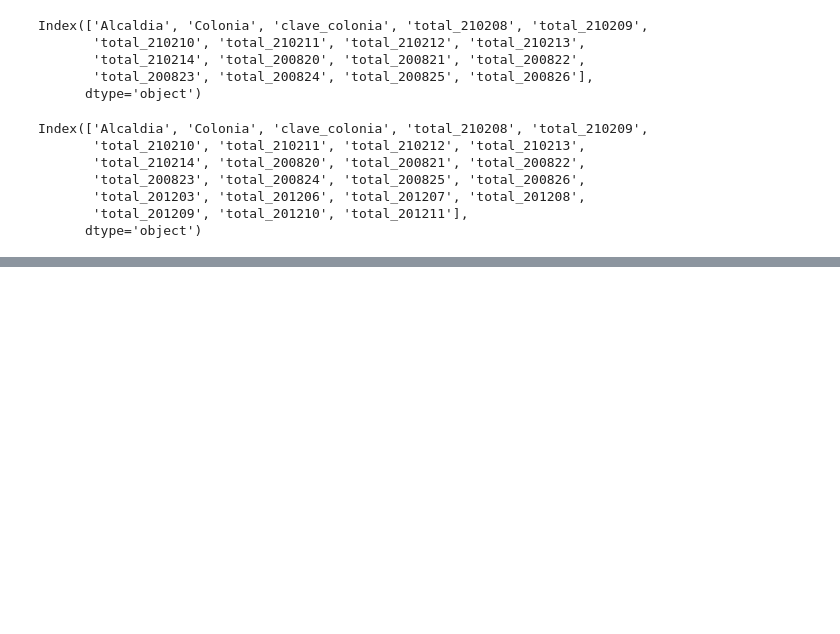
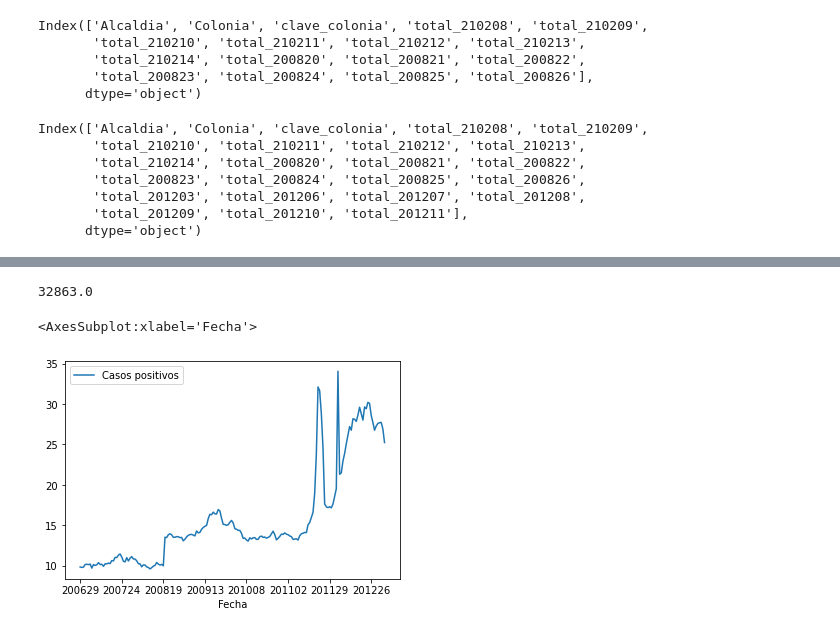
Before and after one commit to martinsingla/data-project, a Jupyter notebook: COVIDCASES (2).ipynb, the cells around one changed output, grey strips where cells are left out. Cells and saved outputs as stored; diff of their text form; code cells hidden in the pictures; blank space fills up the shorter version.

```diff
--- a/COVIDCASES (2).ipynb
+++ b/COVIDCASES (2).ipynb
@@ -102,6 +55,3 @@ Index(['Alcaldia', 'Colonia', 'clave_colonia', 'total_210208', 'total_210209',
        'total_201203', 'total_201206', 'total_201207', 'total_201208',
        'total_201209', 'total_201210', 'total_201211'],
       dtype='object')
-# %%
-df = pd.read_csv(all_filenames[0])
-df
@@ -407,0 +118,26 @@ plt.plot(x_data, regress_values, 'r-')
+# %%
+dfmerge=[]
+file_names2020=['200731_base_historica.csv', '200819_base_historica.csv', 'historico_sinave_sem1_ago20.csv', 'historico_sinave_sem2_ago20.csv', 'historico_sinave_sem36_ago20.csv', 'historico-sinave.csv', 'historico_sinave_sem51_dic20.csv', 'historico_sinave_sem52_dic20.csv', 'historico_sinave_sem53_dic20.csv']
+
+dfmerge = pd.read_csv(file_names2020[0])
+dfmerge = df.rename(columns={"colonia":"Colonia",'alcaldia':'Alcaldia'})
+i=1
+
+for f in file_names2020[1:]:
+
+    df2=pd.read_csv(f)
+
+    dfmerge = dfmerge.merge(df2, how="outer", on="clave_colonia")
+    dfmerge.drop(['alcaldia','colonia'],axis=1, inplace=True)
+    dfmerge.columns
+
+    i += 1
+
+
+
+dfmerge.drop(['Unnamed: 0_x','Unnamed: 0_y','Unnamed: 0','total_200831_y', 'total_200901_y',
+              'total_200902_y','total_200905_y', 'total_200906_y'],axis=1, inplace=True)
+
+dfmerge=dfmerge.rename(columns={'total_200831_x':'total_200831', 'total_200901_x':'total_200901',
+                                'total_200902_x':'total_200902','total_200905_x':'total_200905',
+                                'total_200906_x':'total_200906'})
@@ -407,0 +153,20 @@ plt.plot(x_data, regress_values, 'r-')
+# %%
+print(dfmerge['total_201213'].max())
+del dfmerge['total_201213']
+# %% [output]
+32863.0
+# %%
+columns=list(dfmerge.columns)
+columns.remove('Alcaldia')
+columns.remove('Colonia')
+# columns
+# %%
+new_df=dfmerge[columns].set_index('clave_colonia').stack().reset_index()
+new_df=new_df.rename(columns={'clave_colonia':'Clave','level_1':'Fecha', 0:'Casos positivos'})
+new_df['Fecha']=new_df['Fecha'].str.replace('total_','')
+# %%
+casos=new_df.groupby('Fecha').mean()
+casos.plot()
+# %% [output]
+<AxesSubplot:xlabel='Fecha'>
+[figure, added]
```
Also changed, not shown: parts of 47 cells of this notebook, 3 other files.
